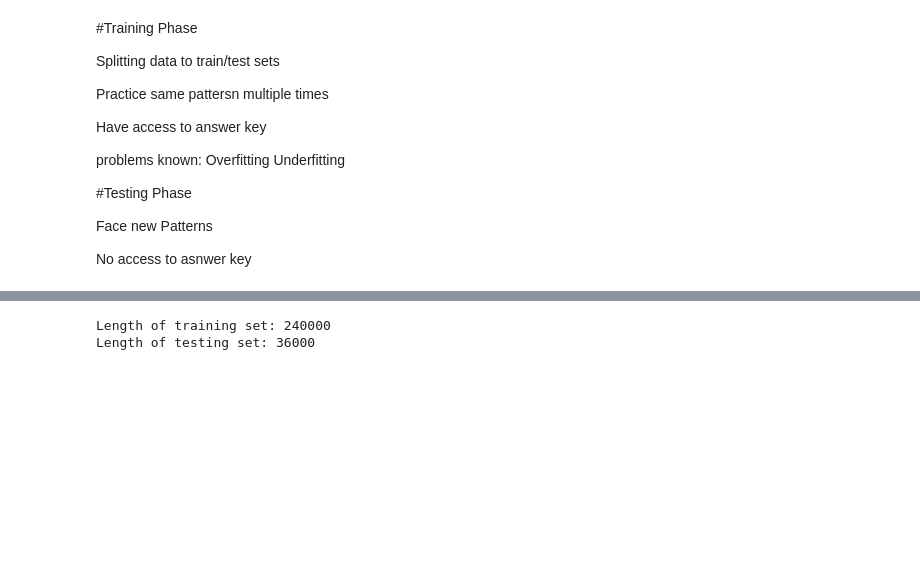
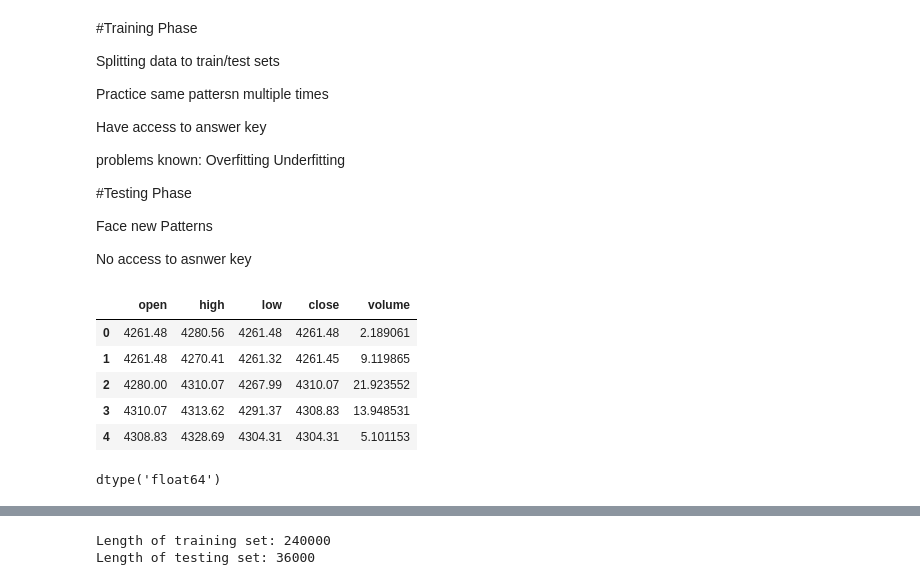
Before and after one commit to Josep1990/data-preparation-for-finance, a Jupyter notebook: preparing_data.ipynb, the cells around one changed output, grey strips where cells are left out. Drawn from its saved outputs; the diff is of its cells as text; code cells hidden in the pictures; blank space fills up the shorter version.

```diff
--- a/preparing_data.ipynb
+++ b/preparing_data.ipynb
@@ -122,3 +124,17 @@ Underfitting
 Face new Patterns
 
 No access to asnwer key
+# %%
+df[['open', 'high', 'low', 'close', 'volume']].head()
+# %% [output]
+|  | open | high | low | close | volume |
+| 0 | 4261.48 | 4280.56 | 4261.48 | 4261.48 | 2.189061 |
+| 1 | 4261.48 | 4270.41 | 4261.32 | 4261.45 | 9.119865 |
+| 2 | 4280.00 | 4310.07 | 4267.99 | 4310.07 | 21.923552 |
+| 3 | 4310.07 | 4313.62 | 4291.37 | 4308.83 | 13.948531 |
+| 4 | 4308.83 | 4328.69 | 4304.31 | 4304.31 | 5.101153 |
+# %%
+
+df['open'].dtypes
+# %% [output]
+dtype('float64')
```
Also changed, not shown: parts of 7 cells of this notebook.
